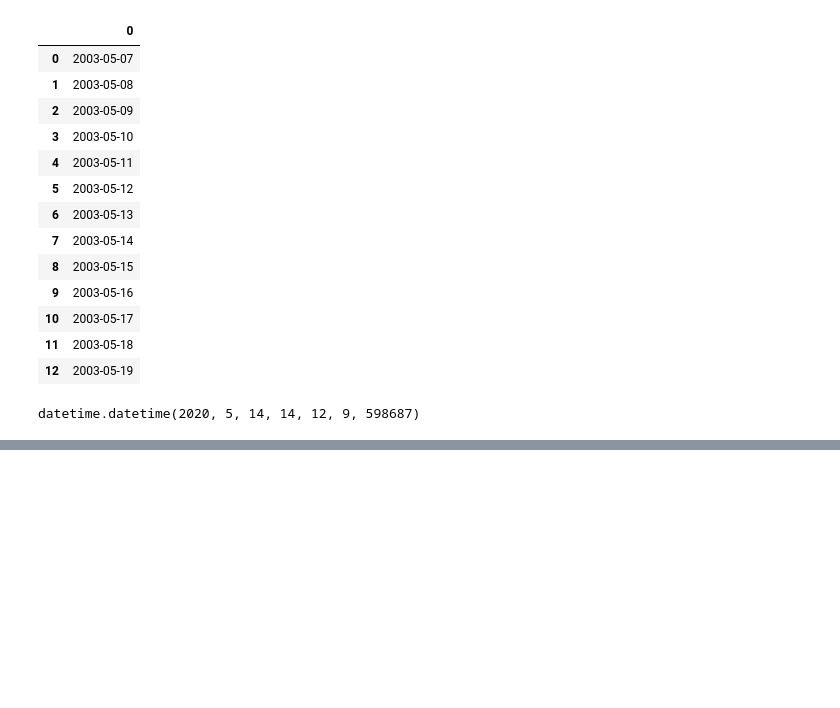
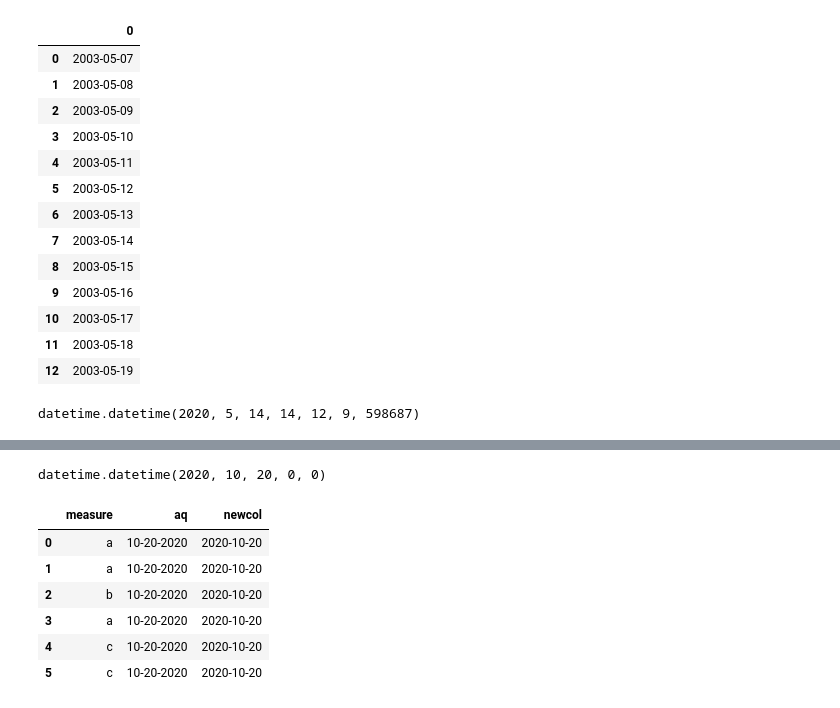
Before and after one commit to PrasannaMummigatti/PythonCodeSample, a Jupyter notebook: practice1.ipynb, the cells around one changed output, grey strips where cells are left out. Cells and saved outputs as stored; diff of their text form; code cells hidden in the pictures; blank space fills up the shorter version.

```diff
--- a/practice1.ipynb
+++ b/practice1.ipynb
@@ -435,3 +436,5 @@ pd.DataFrame(datelist)
 datetime.today()
 # %% [output]
 datetime.datetime(2020, 5, 14, 14, 12, 9, 598687)
+# %%
+df = pd.DataFrame({"measure": ["a","a","b","a","c","c"],"aq": ['10-20-2020','10-20-2020','10-20-2020','10-20-2020','10-20-2020','10-20-2020']})
@@ -437,0 +451,16 @@ datetime.datetime(2020, 5, 14, 14, 12, 9, 598687)
+# %%
+df['newcol'] = df.apply(lambda row: datetime.datetime.strptime(row['aq'],'%m-%d-%Y'), axis=1)
+# %%
+datetime.datetime.strptime('10-20-2020','%m-%d-%Y')
+# %% [output]
+datetime.datetime(2020, 10, 20, 0, 0)
+# %%
+df
+# %% [output]
+|  | measure | aq | newcol |
+| 0 | a | 10-20-2020 | 2020-10-20 |
+| 1 | a | 10-20-2020 | 2020-10-20 |
+| 2 | b | 10-20-2020 | 2020-10-20 |
+| 3 | a | 10-20-2020 | 2020-10-20 |
+| 4 | c | 10-20-2020 | 2020-10-20 |
+| 5 | c | 10-20-2020 | 2020-10-20 |
```
Also changed, not shown: parts of 17 cells of this notebook, 27 other files.
